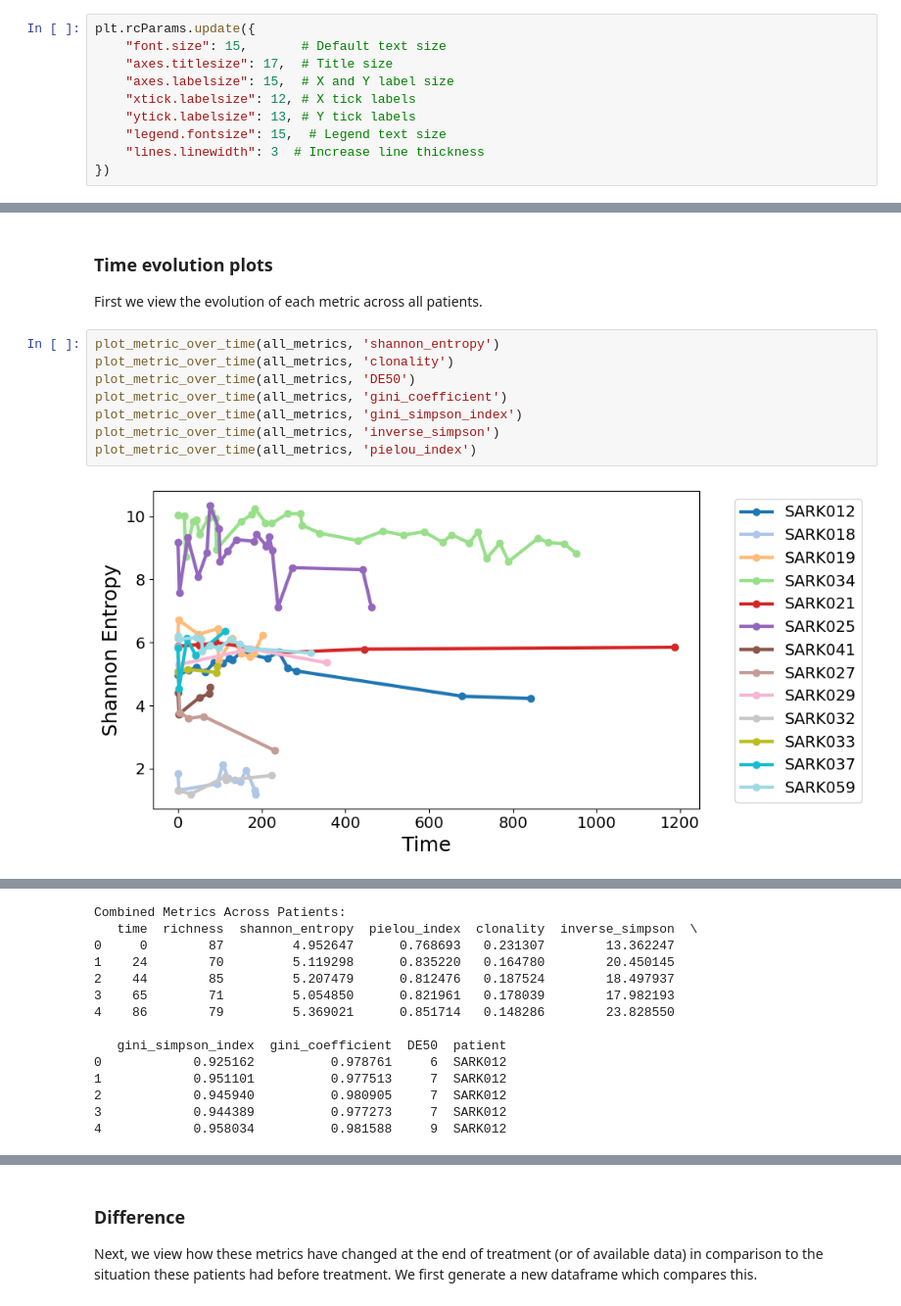
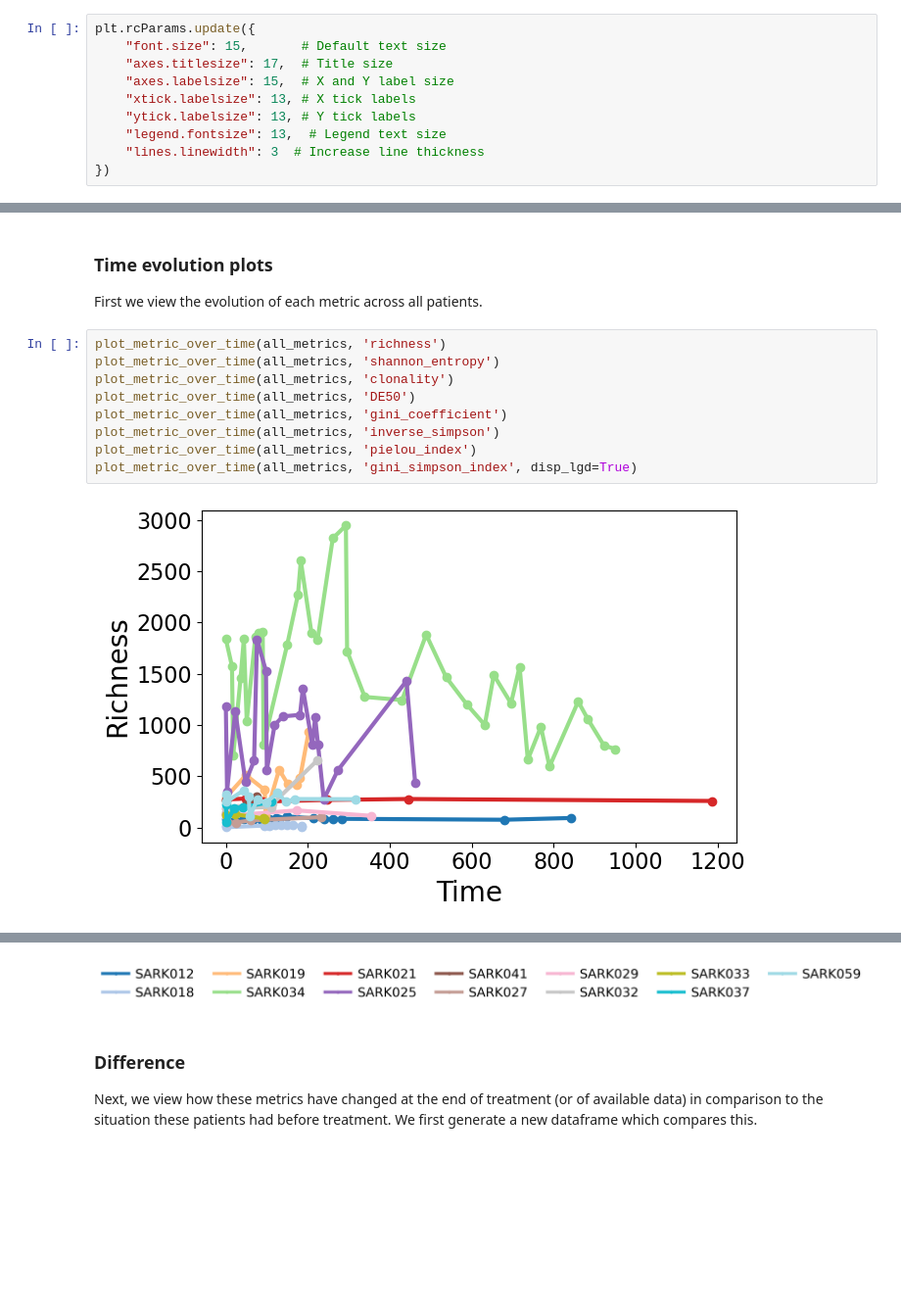
Before and after one commit to pablovadillo/Tensordecomposition, a Jupyter notebook: TCR_metrics.ipynb, the cells around one changed output, grey strips where cells are left out. Shown at 98% size. Cells and saved outputs as stored; diff of their text form; blank space fills up the shorter version.

```diff
--- a/TCR_metrics.ipynb
+++ b/TCR_metrics.ipynb
@@ -302,9 +302,9 @@ plt.rcParams.update({
     "font.size": 15,       # Default text size
     "axes.titlesize": 17,  # Title size
     "axes.labelsize": 15,  # X and Y label size
-    "xtick.labelsize": 12, # X tick labels
+    "xtick.labelsize": 13, # X tick labels
     "ytick.labelsize": 13, # Y tick labels
-    "legend.fontsize": 15,  # Legend text size
+    "legend.fontsize": 13,  # Legend text size
     "lines.linewidth": 3  # Increase line thickness
 })
 # %%
@@ -511,12 +525,13 @@ combined_metrics_df = combine_all_metrics(all_metrics)
 ### Time evolution plots
 First we view the evolution of each metric across all patients.
 # %%
+plot_metric_over_time(all_metrics, 'richness')
 plot_metric_over_time(all_metrics, 'shannon_entropy')
 plot_metric_over_time(all_metrics, 'clonality')
 plot_metric_over_time(all_metrics, 'DE50')
 plot_metric_over_time(all_metrics, 'gini_coefficient')
-plot_metric_over_time(all_metrics, 'gini_simpson_index')
 plot_metric_over_time(all_metrics, 'inverse_simpson')
 plot_metric_over_time(all_metrics, 'pielou_index')
+plot_metric_over_time(all_metrics, 'gini_simpson_index', disp_lgd=True)
 # %% [output]
-[figure, old version]
+[figure, new version]
@@ -529,14 +543,0 @@ plot_metric_over_time(all_metrics, 'pielou_index')
-Combined Metrics Across Patients:
-   time  richness  shannon_entropy  pielou_index  clonality  inverse_simpson  \
-0     0        87         4.952647      0.768693   0.231307        13.362247
-1    24        70         5.119298      0.835220   0.164780        20.450145
-2    44        85         5.207479      0.812476   0.187524        18.497937
-3    65        71         5.054850      0.821961   0.178039        17.982193
-4    86        79         5.369021      0.851714   0.148286        23.828550
-
-   gini_simpson_index  gini_coefficient  DE50  patient
-0            0.925162          0.978761     6  SARK012
-1            0.951101          0.977513     7  SARK012
-2            0.945940          0.980905     7  SARK012
-3            0.944389          0.977273     7  SARK012
-4            0.958034          0.981588     9  SARK012
@@ -543,3 +545,4 @@ Combined Metrics Across Patients:
+[figure, added]
 # %% [markdown]
 ### Difference
 Next, we view how these metrics have changed at the end of treatment (or of available data) in comparison to the situation these patients had before treatment. We first generate a new dataframe which compares this.
```
Also changed, not shown: parts of 5 cells of this notebook, 1 other file.
